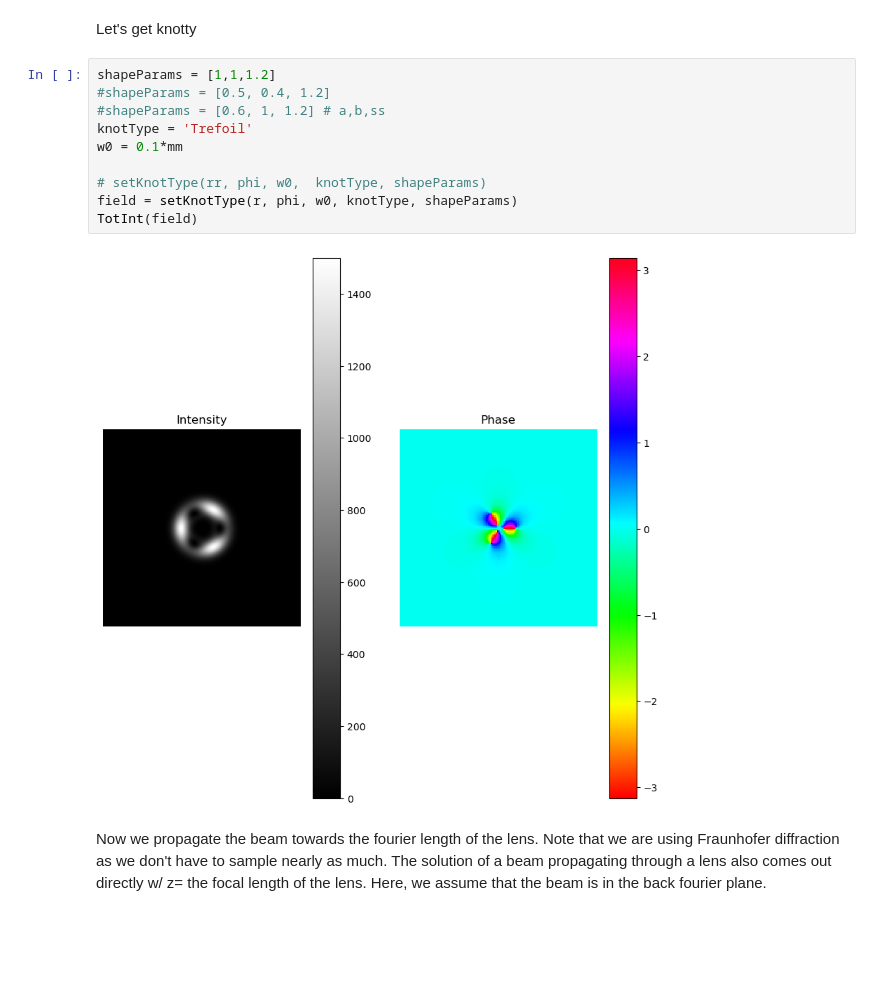
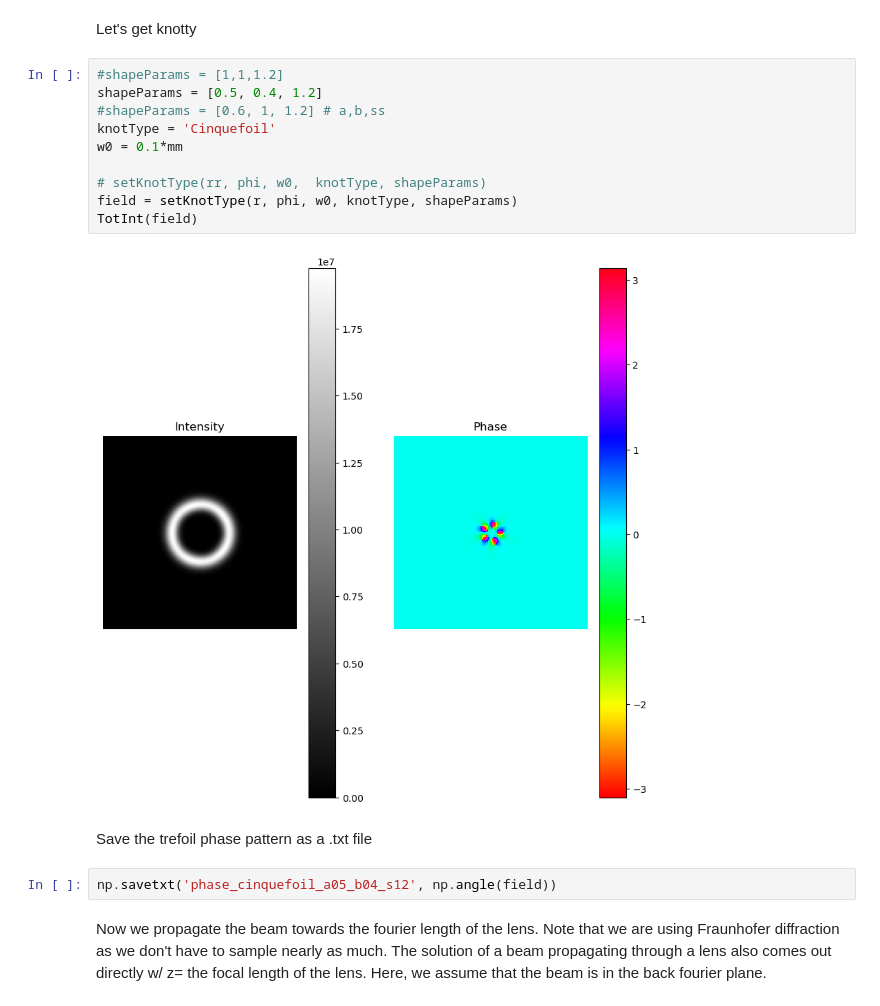
Before and after one commit to TareqJ1000/KnotSorter, a Jupyter notebook: OpticalModeSorter.ipynb, the cells around one changed output. Drawn from its saved outputs; the diff is of its cells as text; blank space fills up the shorter version.

```diff
--- a/OpticalModeSorter.ipynb
+++ b/OpticalModeSorter.ipynb
@@ -359,17 +359,21 @@ TotInt(field)
 # %% [markdown]
 Let's get knotty
 # %%
-shapeParams = [1,1,1.2]
-#shapeParams = [0.5, 0.4, 1.2]
+#shapeParams = [1,1,1.2]
+shapeParams = [0.5, 0.4, 1.2]
 #shapeParams = [0.6, 1, 1.2] # a,b,ss
-knotType = 'Trefoil'
+knotType = 'Cinquefoil'
 w0 = 0.1*mm
 
 # setKnotType(rr, phi, w0,  knotType, shapeParams)
 field = setKnotType(r, phi, w0, knotType, shapeParams)
 TotInt(field)
 # %% [output]
-[figure, old version]
+[figure, new version]
+# %% [markdown]
+Save the trefoil phase pattern as a .txt file
+# %%
+np.savetxt('phase_cinquefoil_a05_b04_s12', np.angle(field))
 # %% [markdown]
 Now we propagate the beam towards the fourier length of the lens. Note that we are using Fraunhofer diffraction as we don't have to sample nearly as much. The solution of a beam propagating through a lens also comes out directly w/ z= the focal length of the lens. Here, we assume that the beam is in the back fourier plane.
 # %%
```
Also changed, not shown: parts of 21 cells of this notebook, 45 other files.
